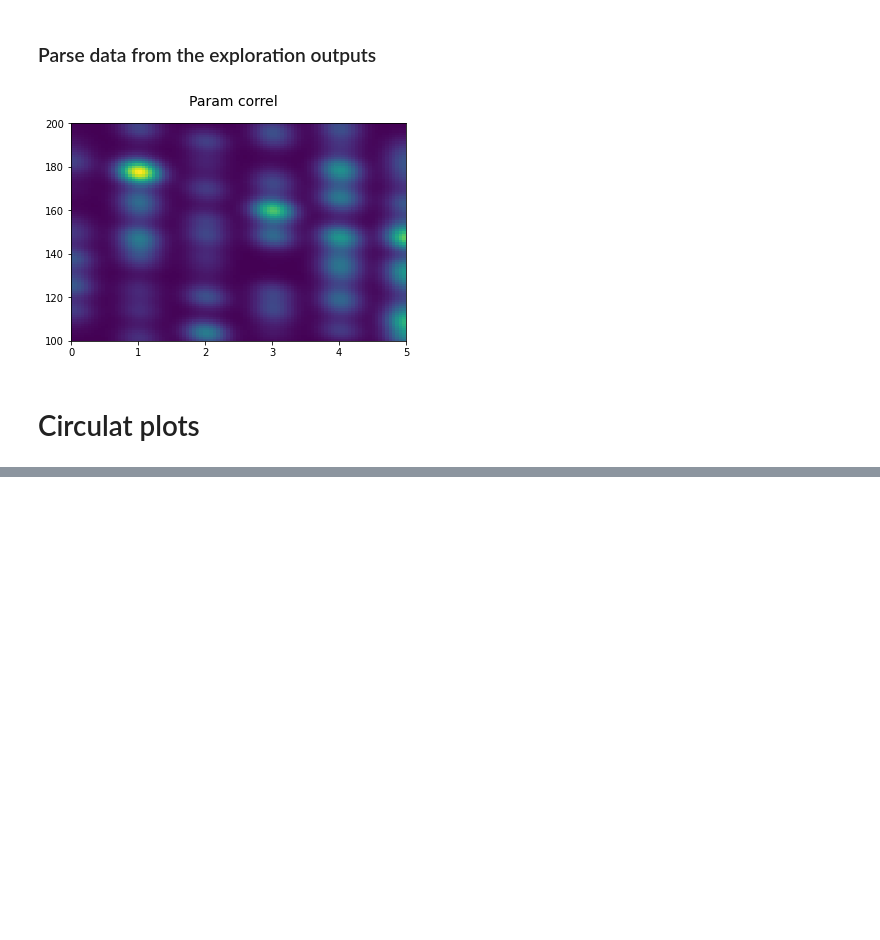
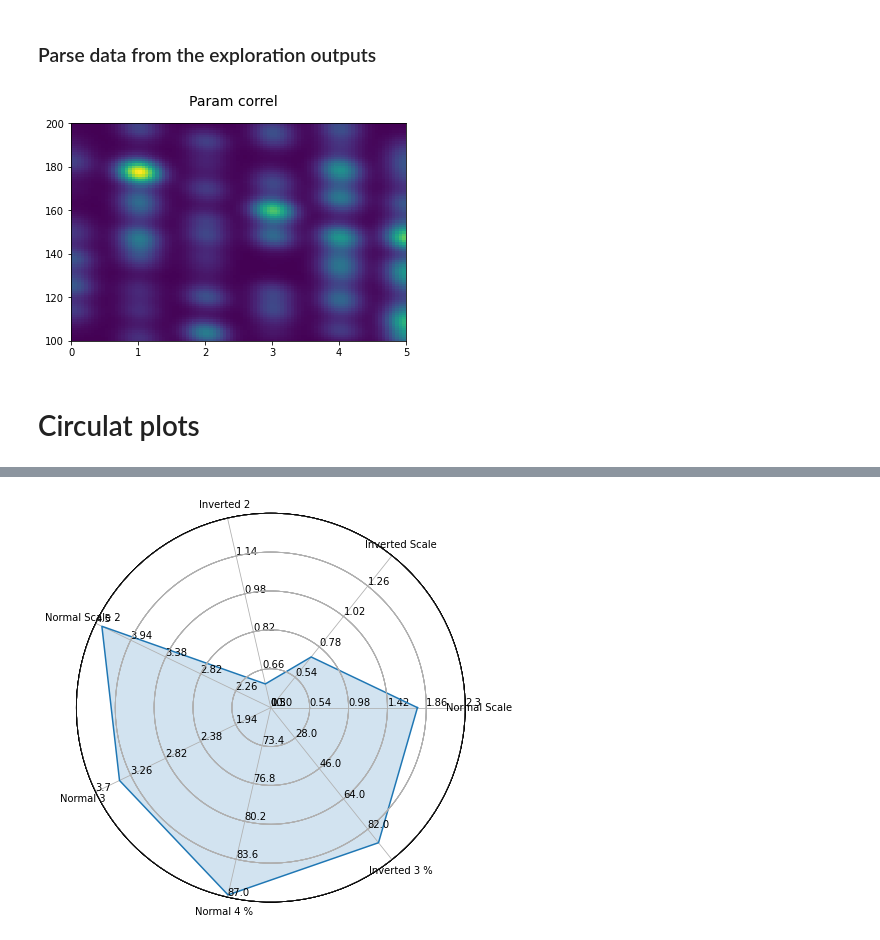
Before and after one commit to Ninouchkaia/ABM, a Jupyter notebook: ABM_figures.ipynb, the cells around one changed output, grey strips where cells are left out. Cells and saved outputs as stored; diff of their text form; code cells hidden in the pictures; blank space fills up the shorter version.

```diff
--- a/ABM_figures.ipynb
+++ b/ABM_figures.ipynb
@@ -1682,0 +1761,85 @@ fig.show()
+# %%
+import numpy as np
+import matplotlib.pyplot as plt
+import seaborn as sns # improves plot aesthetics
+
+
+def _invert(x, limits):
+    """inverts a value x on a scale from
+    limits[0] to limits[1]"""
+    return limits[1] - (x - limits[0])
+
+def _scale_data(data, ranges):
+    """scales data[1:] to ranges[0],
+    inverts if the scale is reversed"""
+    for d, (y1, y2) in zip(data[1:], ranges[1:]):
+        assert (y1 <= d <= y2) or (y2 <= d <= y1)
+    x1, x2 = ranges[0]
+    d = data[0]
+    if x1 > x2:
+        d = _invert(d, (x1, x2))
+        x1, x2 = x2, x1
+    sdata = [d]
+    for d, (y1, y2) in zip(data[1:], ranges[1:]):
+        if y1 > y2:
+            d = _invert(d, (y1, y2))
+            y1, y2 = y2, y1
+        sdata.append((d-y1) / (y2-y1)
+                     * (x2 - x1) + x1)
+    return sdata
+
+class ComplexRadar():
+    def __init__(self, fig, variables, ranges,
+                 n_ordinate_levels=6):
+        angles = np.arange(0, 360, 360./len(variables))
+
+        axes = [fig.add_axes([0.1,0.1,0.9,0.9],polar=True,
+                label = "axes{}".format(i))
+                for i in range(len(variables))]
+        l, text = axes[0].set_thetagrids(angles,
+                                         labels=variables)
+        [txt.set_rotation(angle-90) for txt, angle
+             in zip(text, angles)]
+        for ax in axes[1:]:
+            ax.patch.set_visible(False)
+            ax.grid("off")
+            ax.xaxis.set_visible(False)
+        for i, ax in enumerate(axes):
+            grid = np.linspace(*ranges[i],
+                               num=n_ordinate_levels)
+            gridlabel = ["{}".format(round(x,2))
+                         for x in grid]
+            if ranges[i][0] > ranges[i][1]:
+                grid = grid[::-1] # hack to invert grid
+                          # gridlabels aren't reversed
+            gridlabel[0] = "" # clean up origin
+            ax.set_rgrids(grid, labels=gridlabel,
+                         angle=angles[i])
+            #ax.spines["polar"].set_visible(False)
+            ax.set_ylim(*ranges[i])
+        # variables for plotting
+        self.angle = np.deg2rad(np.r_[angles, angles[0]])
+        self.ranges = ranges
+        self.ax = axes[0]
+    def plot(self, data, *args, **kw):
+        sdata = _scale_data(data, self.ranges)
+        self.ax.plot(self.angle, np.r_[sdata, sdata[0]], *args, **kw)
+    def fill(self, data, *args, **kw):
+        sdata = _scale_data(data, self.ranges)
+        self.ax.fill(self.angle, np.r_[sdata, sdata[0]], *args, **kw)
+
+# example data
+variables = ("Normal Scale", "Inverted Scale", "Inverted 2",
+            "Normal Scale 2", "Normal 3", "Normal 4 %", "Inverted 3 %")
+data = (1.76, 1.1, 1.2,
+        4.4, 3.4, 86.8, 20)
+ranges = [(0.1, 2.3), (1.5, 0.3), (1.3, 0.5),
+         (1.7, 4.5), (1.5, 3.7), (70, 87), (100, 10)]
+# plotting
+fig1 = plt.figure(figsize=(6, 6))
+radar = ComplexRadar(fig1, variables, ranges)
+radar.plot(data)
+radar.fill(data, alpha=0.2)
+plt.show()
+# %% [output]
+[figure, added]
```
Also changed, not shown: parts of 8 cells of this notebook.
